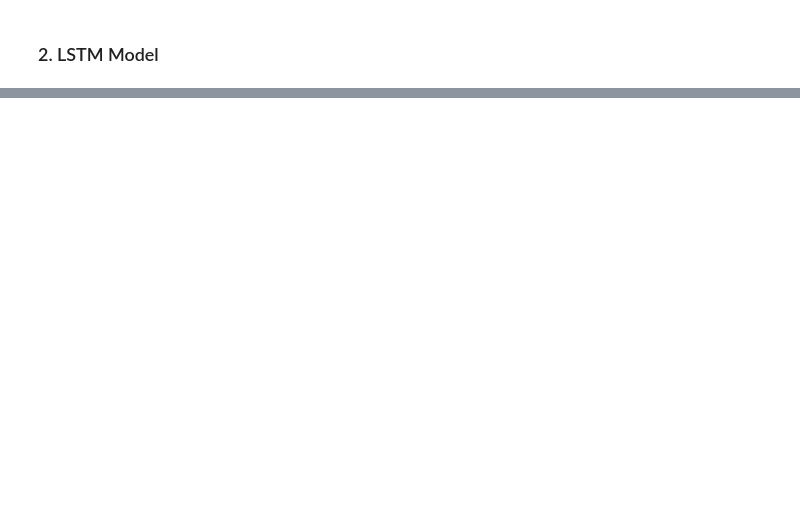
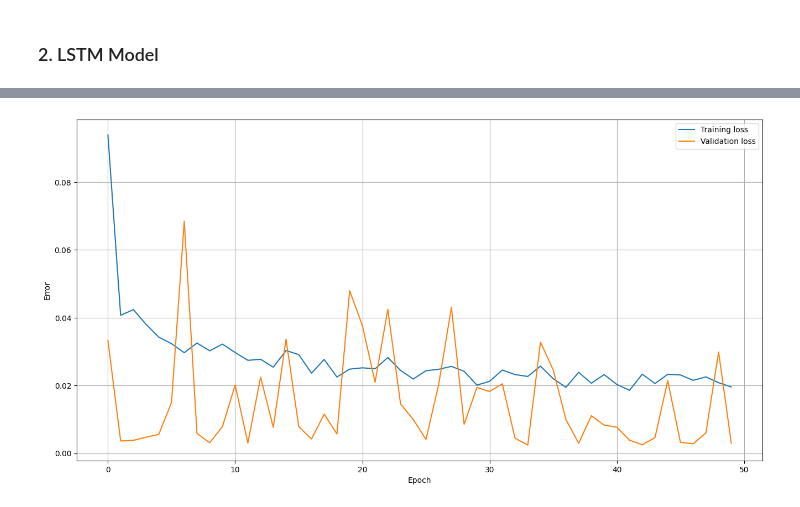
Before and after one commit to puskarkafle12/stock_market, a Jupyter notebook: stock_price_prediction_project.ipynb, the cells around one changed output, grey strips where cells are left out. Saved outputs shown, nothing was run; the diff lists cells and outputs as text; code cells hidden in the pictures; blank space fills up the shorter version.

```diff
--- a/stock_price_prediction_project.ipynb
+++ b/stock_price_prediction_project.ipynb
@@ -281,0 +309,13 @@ RNN works better than LSTM for LBBL
+# %%
+# Define the GRU Model
+gru_model = Sequential()
+gru_model.add(GRU(units=50, return_sequences=True, input_shape=(x_train.shape[1], 3)))
+gru_model.add(Dropout(0.2))
+gru_model.add(GRU(units=75, return_sequences=False))
+gru_model.add(Dropout(0.2))
+gru_model.add(Dense(units=20))
+gru_model.add(Dense(units=1))
+gru_model.compile(optimizer=RMSprop(learning_rate=0.001), loss='mean_squared_error')
+
+# Train the model
+gru_history = gru_model.fit(x_train, y_train, epochs=50, batch_size=32, validation_split=0.2, verbose=1)
@@ -281,0 +342,4 @@ RNN works better than LSTM for LBBL
+# %%
+plot_loss(gru_history)
+# %% [output]
+[figure, added]
```
Also changed, not shown: parts of 26 cells of this notebook, 19 other files.
